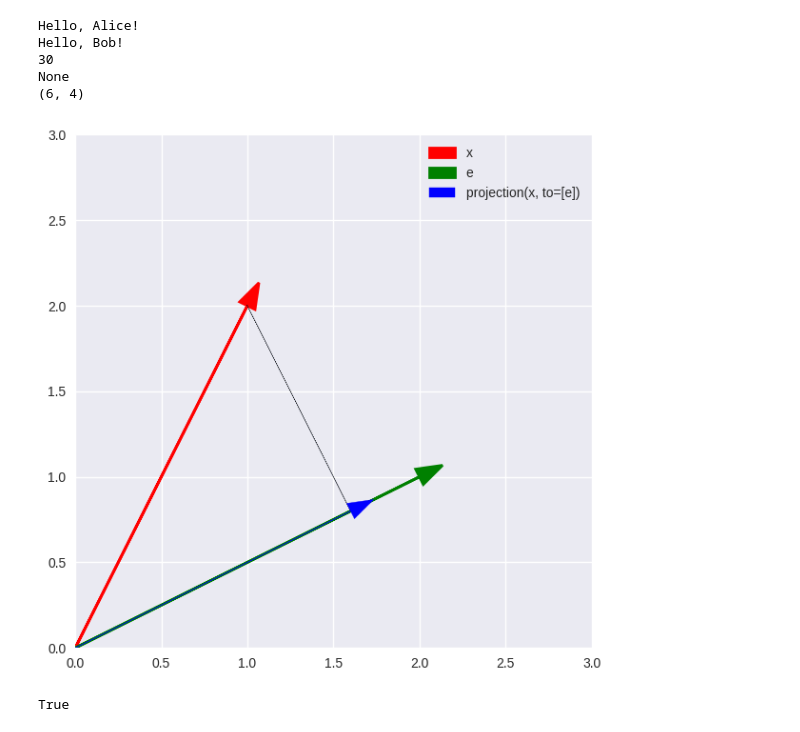
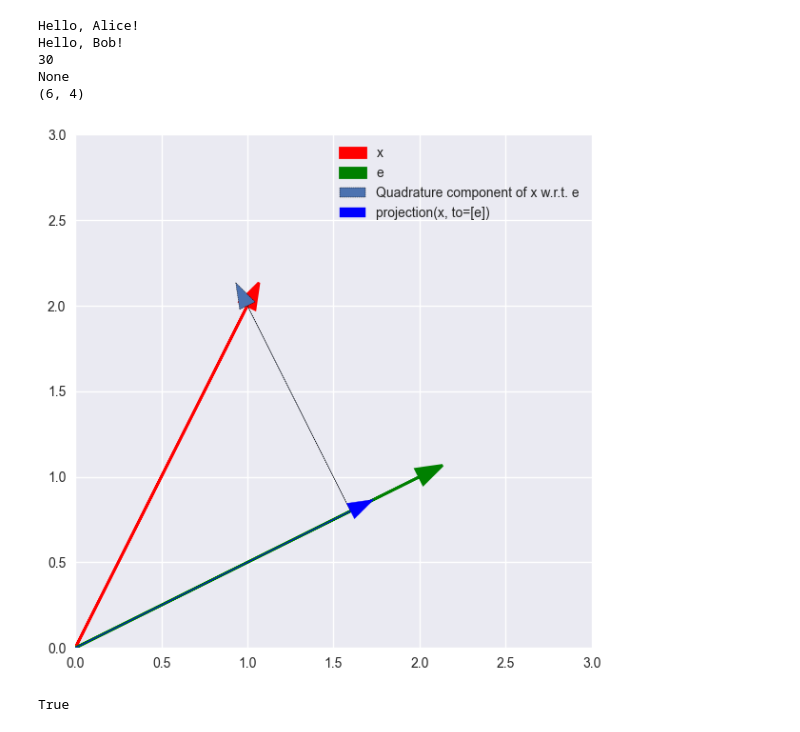
Before and after one commit to bertramwooster/mathematics-of-machine-learning-book, a Jupyter notebook: part-01-linear-algebra/03-linear-algebra-in-practice.ipynb, the cells around one changed output. Cells and saved outputs as stored; diff of their text form; code cells hidden in the pictures.

```diff
--- a/part-01-linear-algebra/03-linear-algebra-in-practice.ipynb
+++ b/part-01-linear-algebra/03-linear-algebra-in-practice.ipynb
@@ -339,18 +339,18 @@ x_to_e = projection(x, to=[e])
 # %%
 import matplotlib.pyplot as plt
 
 with plt.style.context("seaborn-v0_8"):
     plt.figure(figsize=(7, 7))
     plt.xlim([-0, 3])
     plt.ylim([-0, 3])
     plt.arrow(0, 0, x[0], x[1], head_width=0.1, color="r", label="x", linewidth=2)
     plt.arrow(0, 0, e[0], e[1], head_width=0.1, color="g", label="e", linewidth=2)
-    plt.arrow(x_to_e[0], x_to_e[1], x[0] - x_to_e[0], x[1] - x_to_e[1], linestyle="--")
+    plt.arrow(x_to_e[0], x_to_e[1], x[0] - x_to_e[0], x[1] - x_to_e[1], head_width=0.1, label = "Quadrature component of x w.r.t. e", linestyle="--")
     plt.arrow(0, 0, x_to_e[0], x_to_e[1], head_width=0.1, color="b", label="projection(x, to=[e])")
     plt.legend()
     plt.show()
 # %% [output]
-[figure, old version]
+[figure, new version]
 # %%
 np.allclose(np.dot(e, x - x_to_e), 0.0)
 # %% [output]
```
Also changed, not shown: parts of 2 cells of this notebook.
